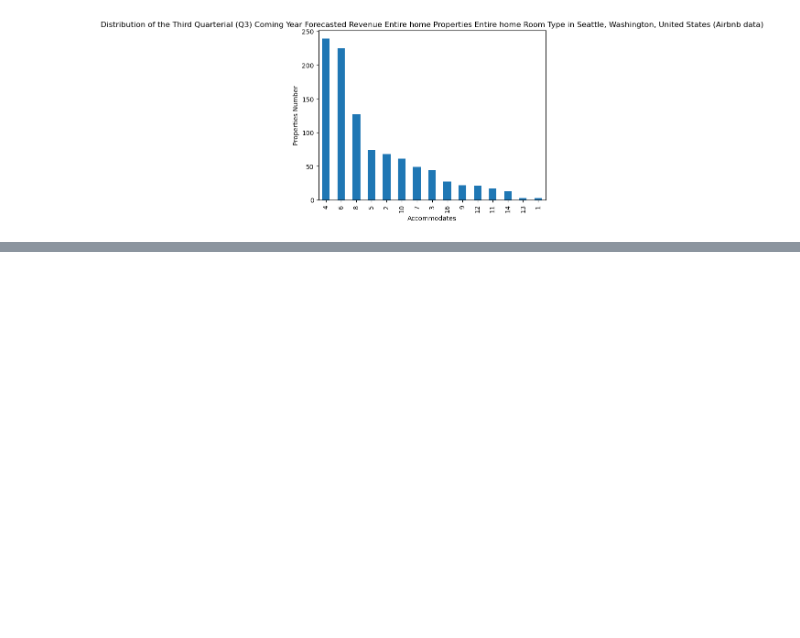
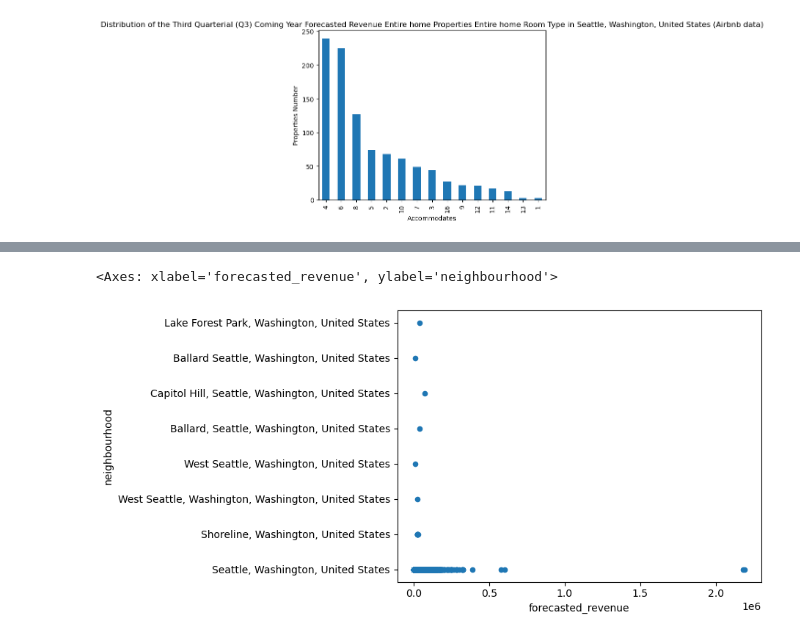
Before and after one commit to EyalVultz/Fianl-Project-Data-Analyst-Program-Hebrew-University-of-Jerusalem-Class-4-Group-2, a Jupyter notebook: Eyal Vultz - Final Project Data Analyst Program The Hebrew University of Jerusalem Class 4 Group 2.ipynb, the cells around one changed output, grey strips where cells are left out. Cells and saved outputs as stored; diff of their text form; code cells hidden in the pictures; blank space fills up the shorter version.

```diff
--- a/Eyal Vultz - Final Project Data Analyst Program The Hebrew University of Jerusalem Class 4 Group 2.ipynb
+++ b/Eyal Vultz - Final Project Data Analyst Program The Hebrew University of Jerusalem Class 4 Group 2.ipynb
@@ -183,0 +192,5 @@ listings_clean_missing_values_Washington_Q3_Entire_home_Entire_home_Neighbourhoo
+# %%
+listings_clean_missing_values_Washington.plot.scatter(y  = "neighbourhood", x = "forecasted_revenue")
+# %% [output]
+<Axes: xlabel='forecasted_revenue', ylabel='neighbourhood'>
+[figure, added]
```
Also changed, not shown: parts of 5 cells of this notebook.
